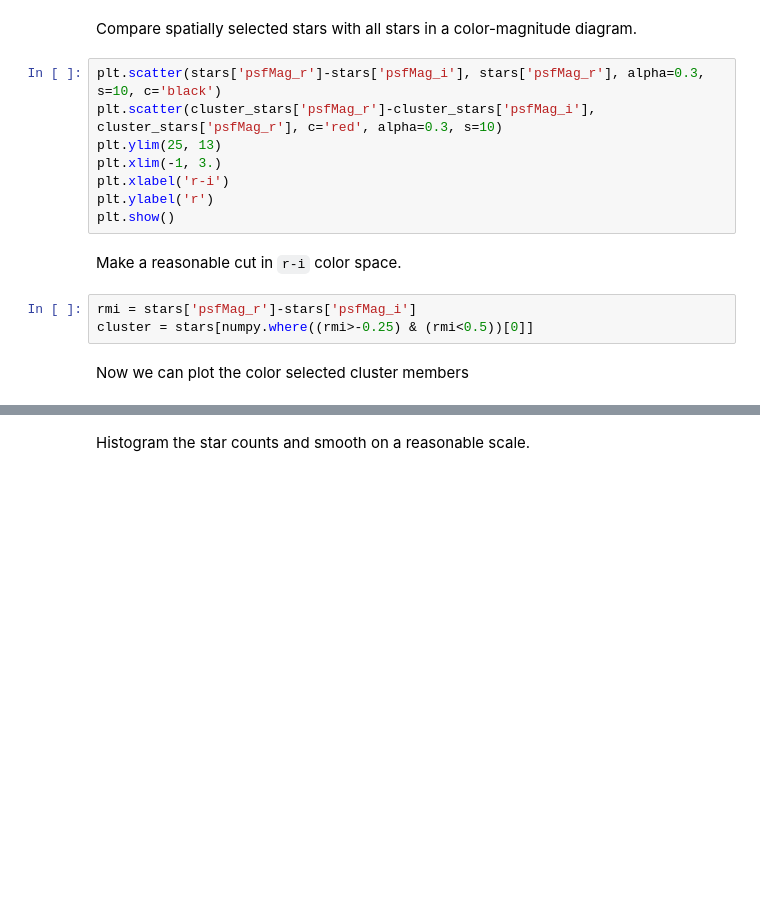
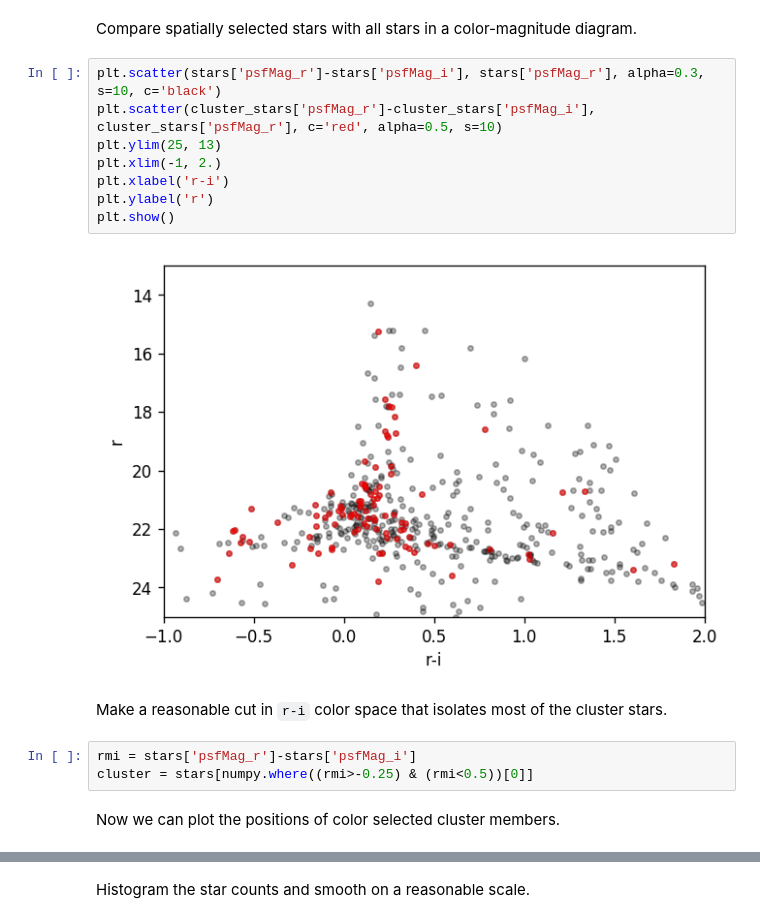
Before and after one commit to lsst-sqre/system-test, a Jupyter notebook: cluster.ipynb, the cells around one changed output, grey strips where cells are left out. Cells and saved outputs as stored; diff of their text form; blank space fills up the shorter version.

```diff
--- a/cluster.ipynb
+++ b/cluster.ipynb
@@ -90,18 +113,20 @@ cluster_stars = stars[numpy.where(numpy.hypot(stars['ra']-ra, stars['dec']-dec)
 Compare spatially selected stars with all stars in a color-magnitude diagram.
 # %%
 plt.scatter(stars['psfMag_r']-stars['psfMag_i'], stars['psfMag_r'], alpha=0.3, s=10, c='black')
-plt.scatter(cluster_stars['psfMag_r']-cluster_stars['psfMag_i'], cluster_stars['psfMag_r'], c='red', alpha=0.3, s=10)
+plt.scatter(cluster_stars['psfMag_r']-cluster_stars['psfMag_i'], cluster_stars['psfMag_r'], c='red', alpha=0.5, s=10)
 plt.ylim(25, 13)
-plt.xlim(-1, 3.)
+plt.xlim(-1, 2.)
 plt.xlabel('r-i')
 plt.ylabel('r')
 plt.show()
+# %% [output]
+[figure, added]
 # %% [markdown]
-Make a reasonable cut in `r-i` color space.
+Make a reasonable cut in `r-i` color space that isolates most of the cluster stars.
 # %%
 rmi = stars['psfMag_r']-stars['psfMag_i']
 cluster = stars[numpy.where((rmi>-0.25) & (rmi<0.5))[0]]
 # %% [markdown]
-Now we can plot the color selected cluster members
+Now we can plot the positions of color selected cluster members.
 # %%
 plot(cluster['ra'], cluster['dec'])
```
Also changed, not shown: parts of 22 cells of this notebook.
